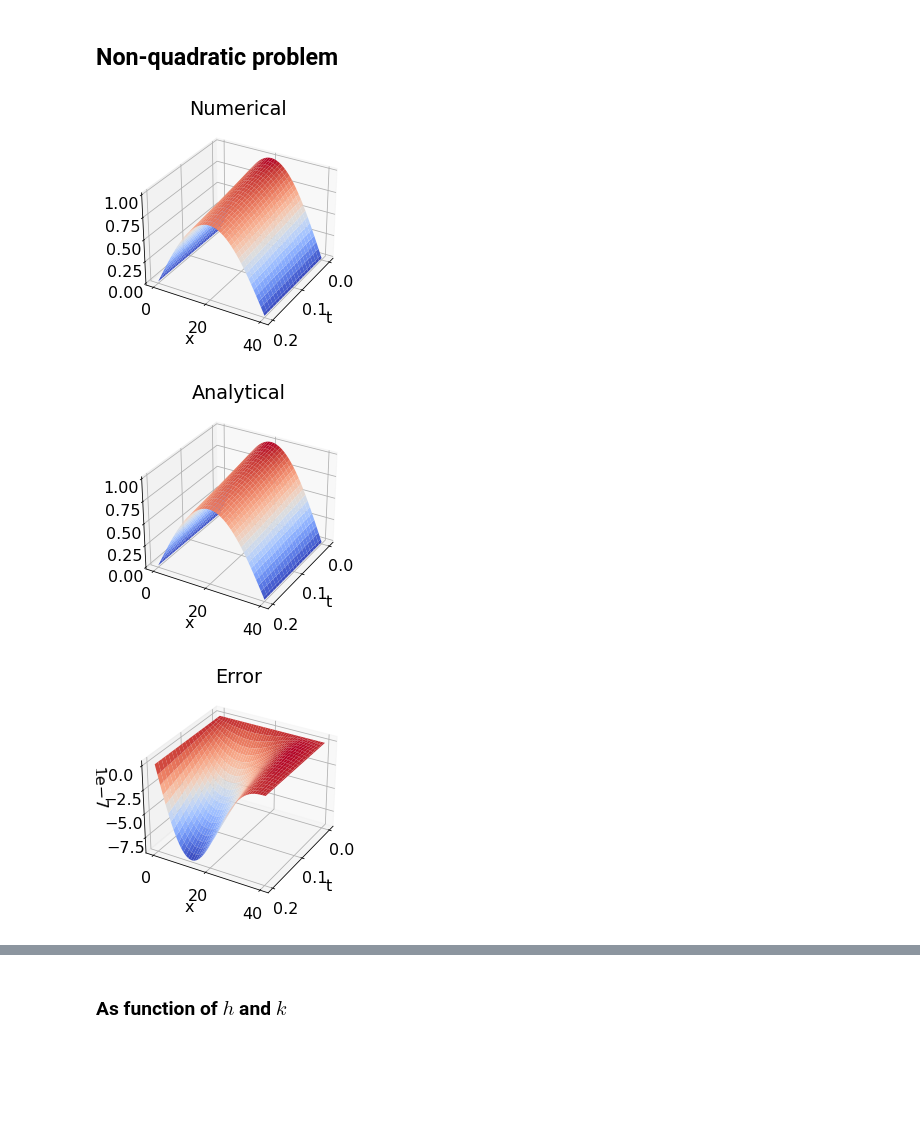
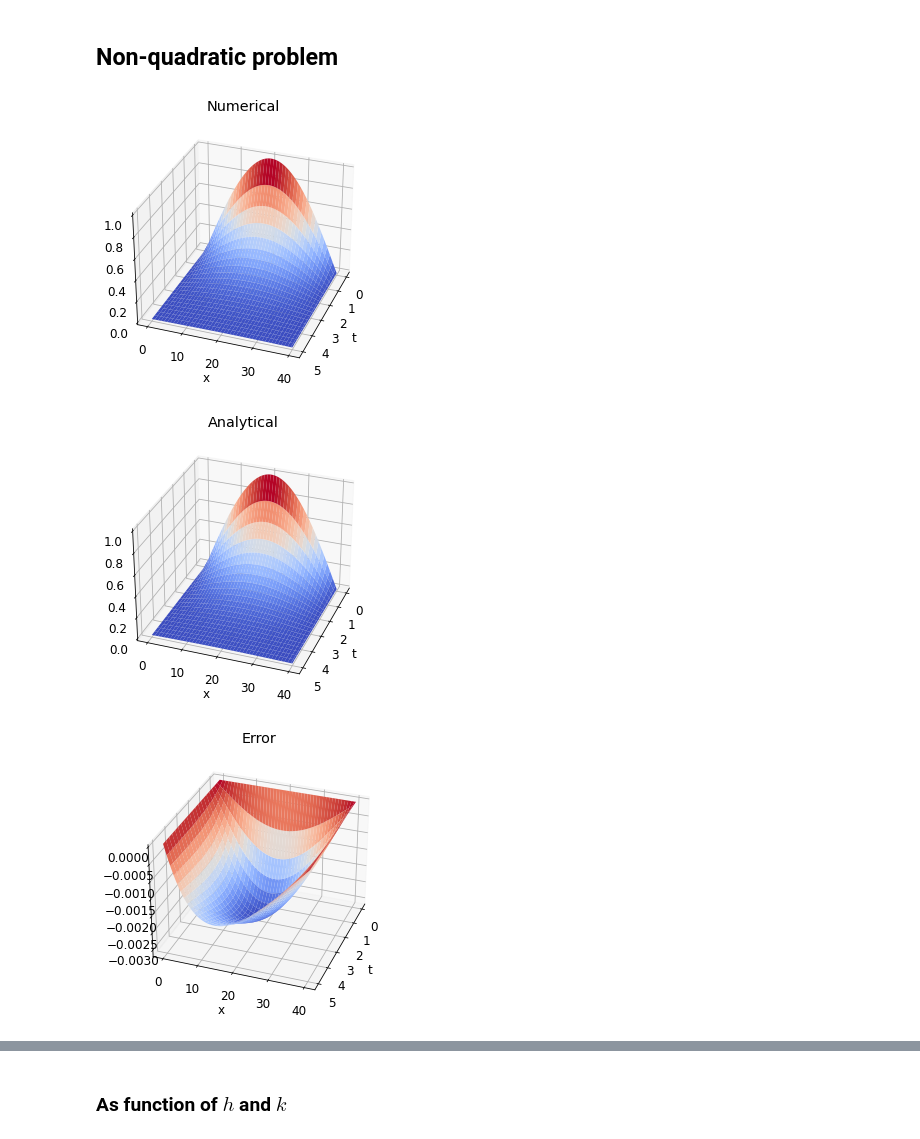
Before and after one commit to aledha/TMA4212-NumDiffDiff, a Jupyter notebook: Exercise 3/Ex 3.ipynb, the cells around one changed output, grey strips where cells are left out. Cells and saved outputs as stored; diff of their text form; code cells hidden in the pictures; blank space fills up the shorter version.

```diff
--- a/Exercise 3/Ex 3.ipynb
+++ b/Exercise 3/Ex 3.ipynb
@@ -202,7 +235,7 @@ def u_exact(x, t):
 def u0(x):
     return x**2
 # %%
-sigma = 0.1
+sigma = 0.5
 r = 0.2
 c = 0.5
 K = 10
@@ -225,3 +258,8 @@ BCs = [BC0, BCR]
 
 
 x, t, U = CN(u0, f, BCs, params, M, N, R, T)
+
+plot_solution(x, t, U, txt = 'Numerical')
+tt, xx = np.meshgrid(t, x)
+plot_solution(x, t, u_exact(xx, tt), txt = 'Analytical')
+plot_solution(x, t, U - u_exact(xx, tt), txt = 'Error')
@@ -331,38 +364,38 @@ def u2_exact(x, t):
 def u2_0(x):
     return np.sin(np.pi * x / R)
 # %%
-sigma = 0.8
+sigma = 0.5
 r = 0.01
-c = 0.5
+c = 0.03
 K = 10
 params = [sigma, r, c, K]
 
-T = 0.2
+T = 5
 R = 40
 M = 400
 N = 20
 
 x = np.linspace(0,R,M+1)
 t = np.linspace(0,T,N+1)
 
 def f(x, t):
     return np.sin(np.pi * x[1:-1] / R) * np.exp(-t) * (-1 + (np.pi * sigma * x[1:-1] / R)**2 / 2 + c) \
         + (r * x[1:-1] * np.pi / R) * np.cos(np.pi * x[1:-1] / R) * np.exp(-t)
 
 BC0 = 0 * t
 BCR = 0 * t
 BCs = [BC0, BCR]
 
 x, t, U = CN(u2_0, f, BCs, params, M, N, R, T)
 
 plot_solution(x, t, U, txt = 'Numerical')
 tt, xx = np.meshgrid(t, x)
 plot_solution(x, t, u2_exact(xx, tt), txt = 'Analytical')
 plot_solution(x, t, U - u2_exact(xx, tt), txt = 'Error')
 # %% [output]
-[figure, old version]
+[figure, new version]
-[figure, old version]
+[figure, new version]
-[figure, old version]
+[figure, new version]
 # %%
 # Error is in magnitude 1e-7, as shown here: (magnitude is hidden in the plot above for some reason?)
 plt.plot(x, U[:,-1] - u2_exact(xx, tt)[:,-1])
```
Also changed, not shown: parts of 6 cells of this notebook.
